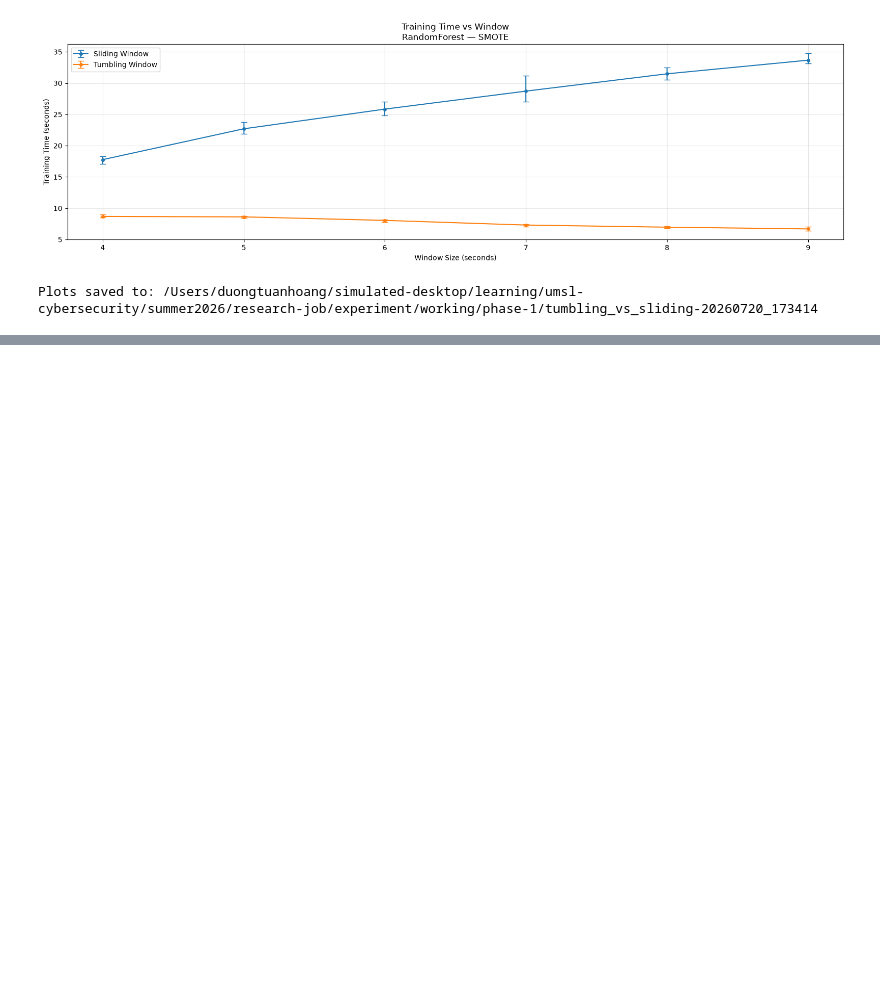
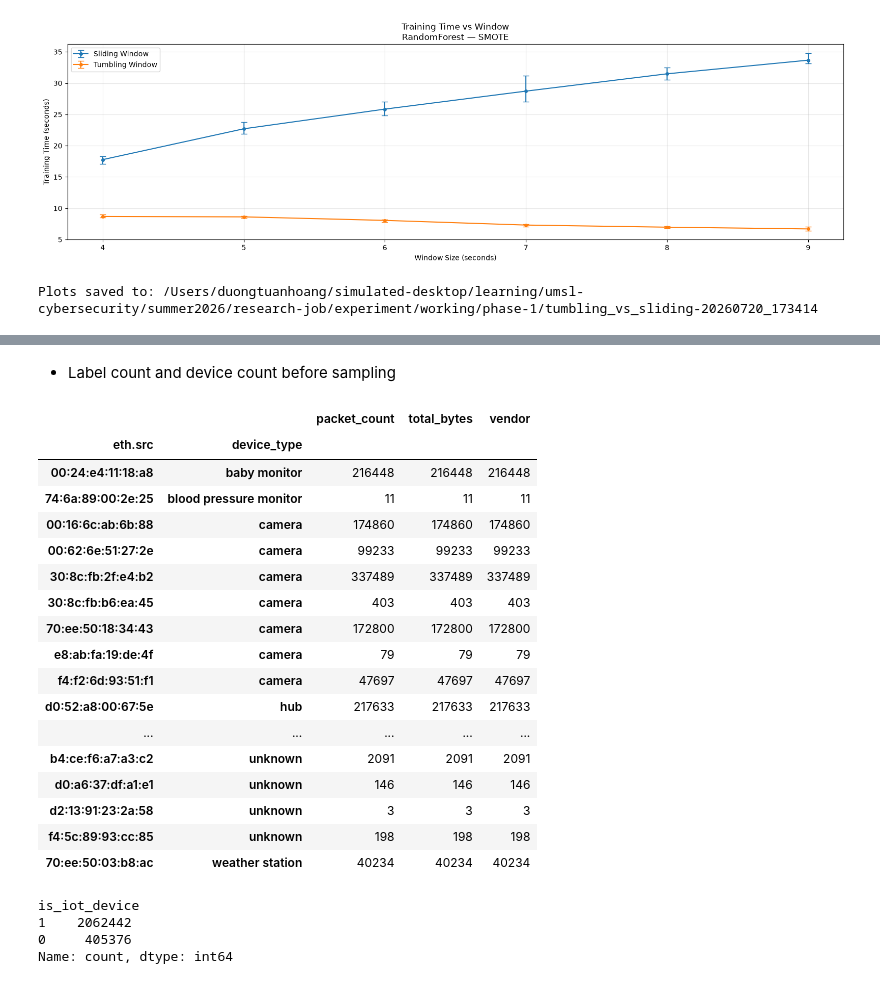
Before and after one commit to dtuan2604/NetSysResearch, a Jupyter notebook: experiment/working/phase-1/notebook.ipynb, the cells around one changed output, grey strips where cells are left out. Drawn from its saved outputs; the diff is of its cells as text; code cells hidden in the pictures; blank space fills up the shorter version.

```diff
--- a/experiment/working/phase-1/notebook.ipynb
+++ b/experiment/working/phase-1/notebook.ipynb
@@ -931,0 +911,2 @@ for file in csv_files_2:
+# %%
+DEBUG_WINDOW = 5
@@ -931,0 +948,4 @@ for file in csv_files_2:
+# %%
+label = "is_iot_device"
+training_feature = ["total_bytes", "packet_count"]
+all_features = [feature for feature in features.columns if feature != label and feature != "window"]
@@ -931,0 +971,28 @@ for file in csv_files_2:
+# %% [markdown]
+- Label count and device count before sampling
+# %%
+display(X.groupby(["eth.src", "device_type"]).count().sort_values(by="device_type"))
+display(y.value_counts())
+# %% [output]
+|  |  | packet_count | total_bytes | vendor |
+| eth.src | device_type |  |  |  |
+| 00:24:e4:11:18:a8 | baby monitor | 216448 | 216448 | 216448 |
+| 74:6a:89:00:2e:25 | blood pressure monitor | 11 | 11 | 11 |
+| 00:16:6c:ab:6b:88 | camera | 174860 | 174860 | 174860 |
+| 00:62:6e:51:27:2e | camera | 99233 | 99233 | 99233 |
+| 30:8c:fb:2f:e4:b2 | camera | 337489 | 337489 | 337489 |
+| 30:8c:fb:b6:ea:45 | camera | 403 | 403 | 403 |
+| 70:ee:50:18:34:43 | camera | 172800 | 172800 | 172800 |
+| e8:ab:fa:19:de:4f | camera | 79 | 79 | 79 |
+| f4:f2:6d:93:51:f1 | camera | 47697 | 47697 | 47697 |
+| d0:52:a8:00:67:5e | hub | 217633 | 217633 | 217633 |
+| ... | ... | ... | ... | ... |
+| b4:ce:f6:a7:a3:c2 | unknown | 2091 | 2091 | 2091 |
+| d0:a6:37:df:a1:e1 | unknown | 146 | 146 | 146 |
+| d2:13:91:23:2a:58 | unknown | 3 | 3 | 3 |
+| f4:5c:89:93:cc:85 | unknown | 198 | 198 | 198 |
+| 70:ee:50:03:b8:ac | weather station | 40234 | 40234 | 40234 |
+is_iot_device
+1    2062442
+0     405376
+Name: count, dtype: int64
```
Also changed, not shown: parts of 14 cells of this notebook, 3 other files.
